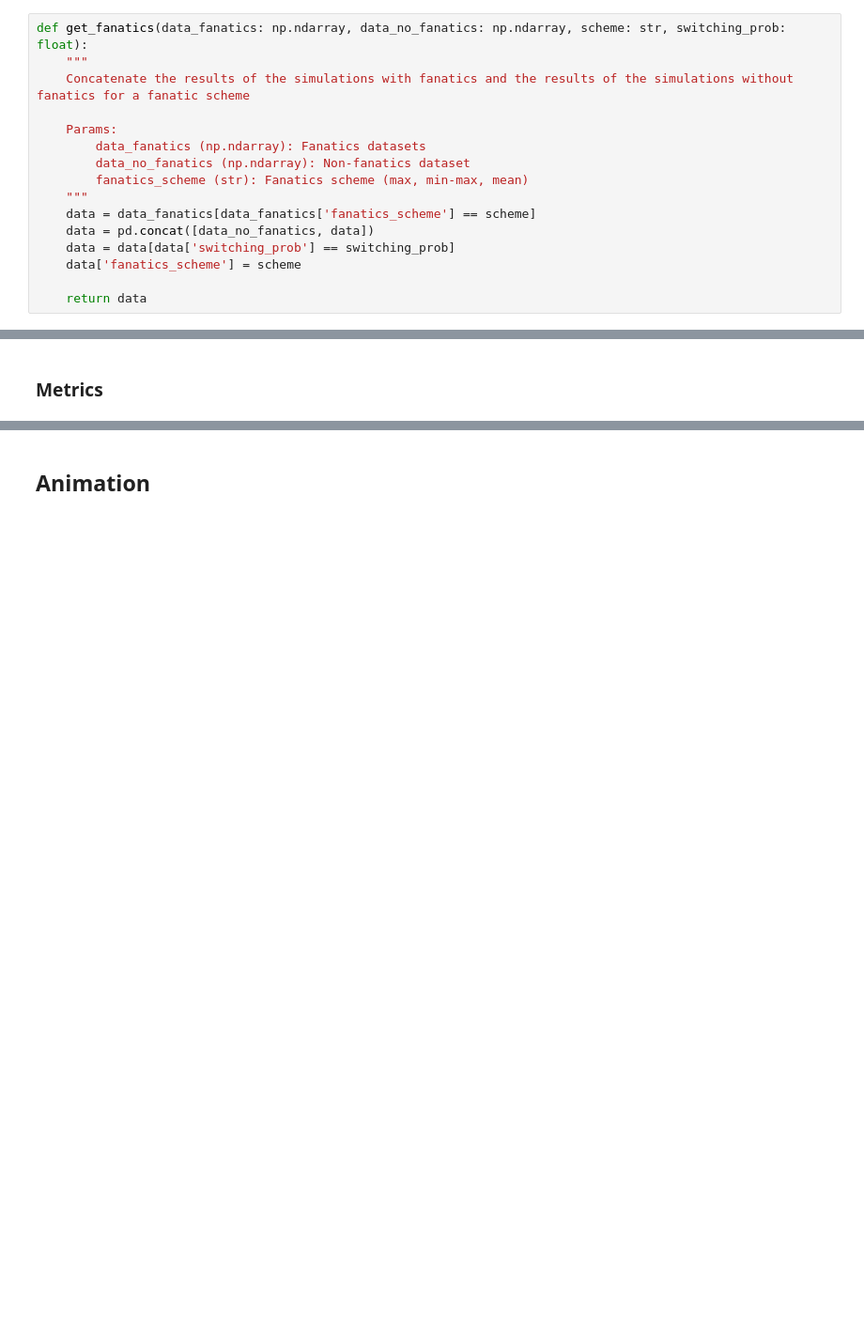
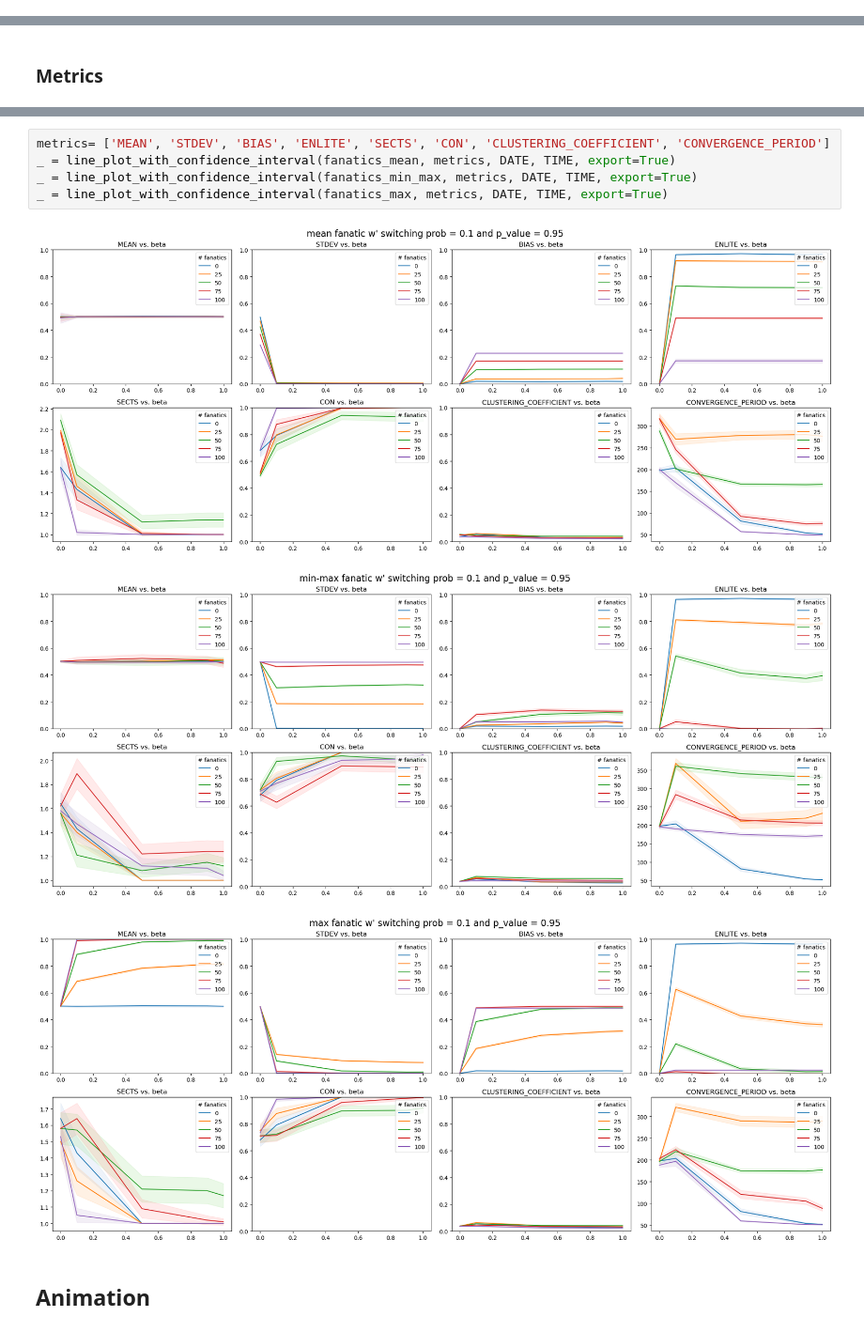
Before and after one commit to ducquando/social-network, a Jupyter notebook: analyze.ipynb, the cells around one changed output, grey strips where cells are left out. Shown at 94% size. Cells and saved outputs as stored; diff of their text form; blank space fills up the shorter version.

```diff
--- a/analyze.ipynb
+++ b/analyze.ipynb
@@ -48,20 +34,4 @@ data_no_fanatics['last_indegree'] = data_no_fanatics['last_network'].apply(lambd
 - `fanatics_scheme == 'max'`: all fanatics have a belief of 1.
 - `fanatics_scheme == 'min-max'`: half of the fanatics have a belief of 0, the other half have a belief of 1.
 - `fanatics_scheme == 'mean'`: all fanatics have a belief of 0.5.
-# %%
-def get_fanatics(data_fanatics: np.ndarray, data_no_fanatics: np.ndarray, scheme: str, switching_prob: float):
-    """
-    Concatenate the results of the simulations with fanatics and the results of the simulations without fanatics for a fanatic scheme
-
-    Params:
-        data_fanatics (np.ndarray): Fanatics datasets
-        data_no_fanatics (np.ndarray): Non-fanatics dataset
-        fanatics_scheme (str): Fanatics scheme (max, min-max, mean)
-    """
-    data = data_fanatics[data_fanatics['fanatics_scheme'] == scheme]
-    data = pd.concat([data_no_fanatics, data])
-    data = data[data['switching_prob'] == switching_prob]
-    data['fanatics_scheme'] = scheme
-
-    return data
 # %%
@@ -372,3 +92,12 @@ line_plot(data=fanatics_mean_high, metrics=metrics, export=True)
+# %%
+metrics= ['MEAN', 'STDEV', 'BIAS', 'ENLITE', 'SECTS', 'CON', 'CLUSTERING_COEFFICIENT', 'CONVERGENCE_PERIOD']
+_ = line_plot_with_confidence_interval(fanatics_mean, metrics, DATE, TIME, export=True)
+_ = line_plot_with_confidence_interval(fanatics_min_max, metrics, DATE, TIME, export=True)
+_ = line_plot_with_confidence_interval(fanatics_max, metrics, DATE, TIME, export=True)
+# %% [output]
+[figure, added]
+[figure, added]
+[figure, added]
 # %% [markdown]
 ## Animation
 # %% [markdown]
```
Also changed, not shown: parts of 19 cells of this notebook, 45 other files.
